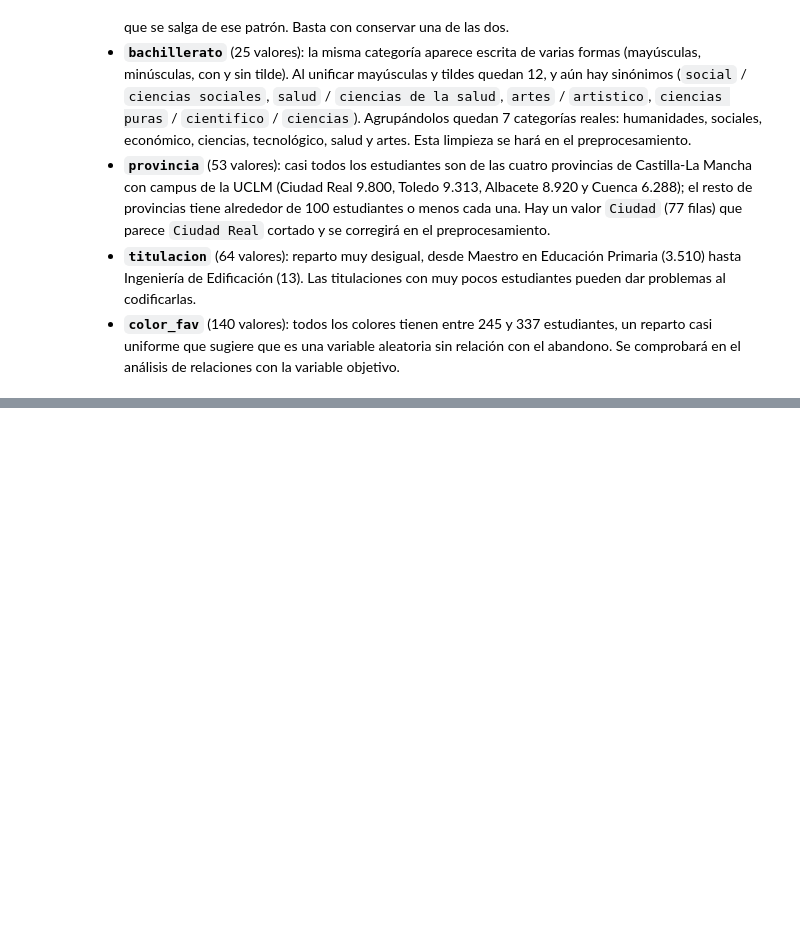
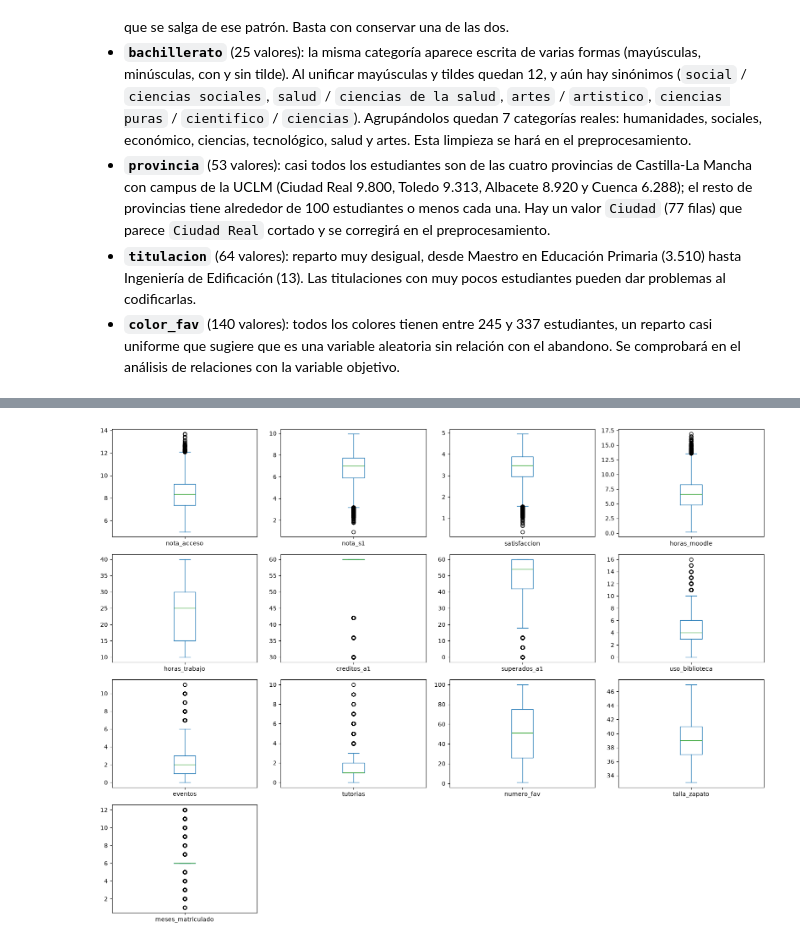
Before and after one commit to alfquito0206/data-mining-2026, a Jupyter notebook: practica-01/Práctica 1 - Análisis, procesamiento y validación .ipynb, the cells around one changed output, grey strips where cells are left out. Cells and saved outputs as stored; diff of their text form; code cells hidden in the pictures; blank space fills up the shorter version.

Commit message:
5.4 atipicos - punto 2

```diff
--- a/practica-01/Práctica 1 - Análisis, procesamiento y validación .ipynb
+++ b/practica-01/Práctica 1 - Análisis, procesamiento y validación .ipynb
@@ -974,0 +988,9 @@ tabla
+# %%
+#lo primero que haremos seran diagramas de cajas, donde cada diagrama mostrara una caja que va del cuartil Q1 a Q3, con la mediana como linea interior
+#Los bigotes llegaran hasta los limites de la regla del IQR y los circulos que quedan fuera son los candidatos a atipicos
+
+eda[numericas].plot(kind='box', subplots=True, layout=(4, 4), figsize=(16, 12))
+plt.tight_layout()
+plt.show()
+# %% [output]
+[figure, added]
```
Also changed, not shown: parts of 4 cells of this notebook.
